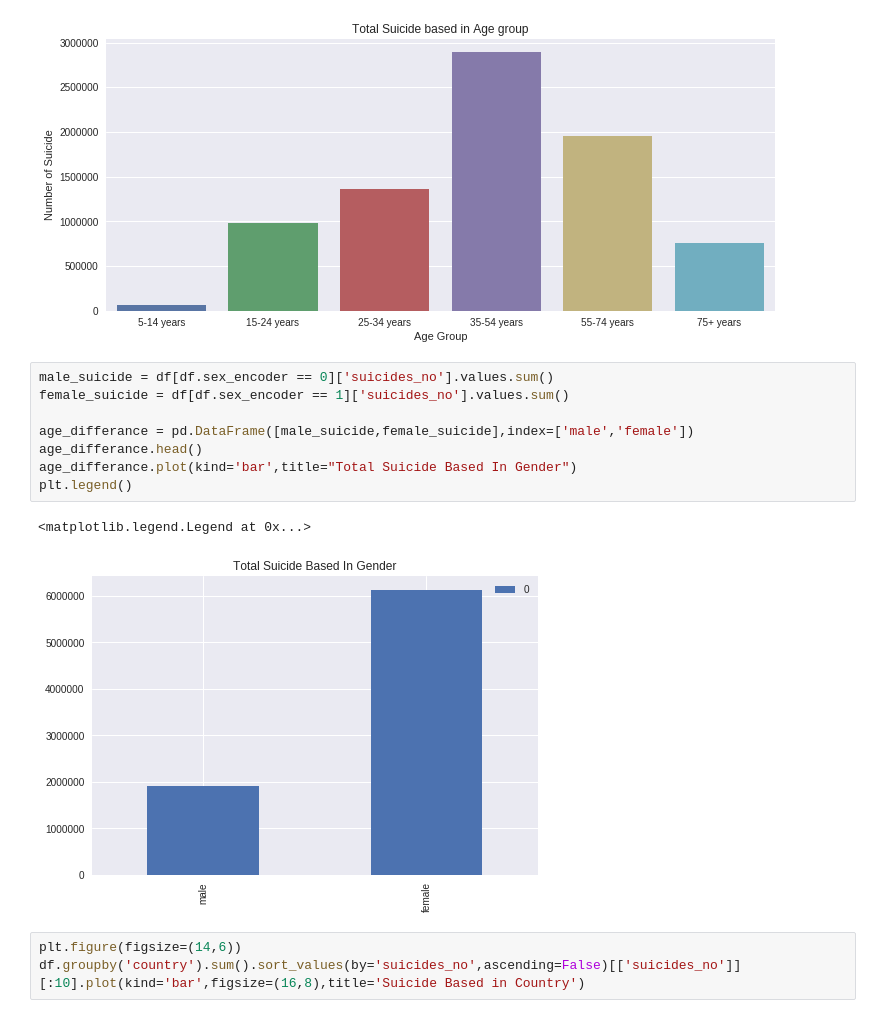
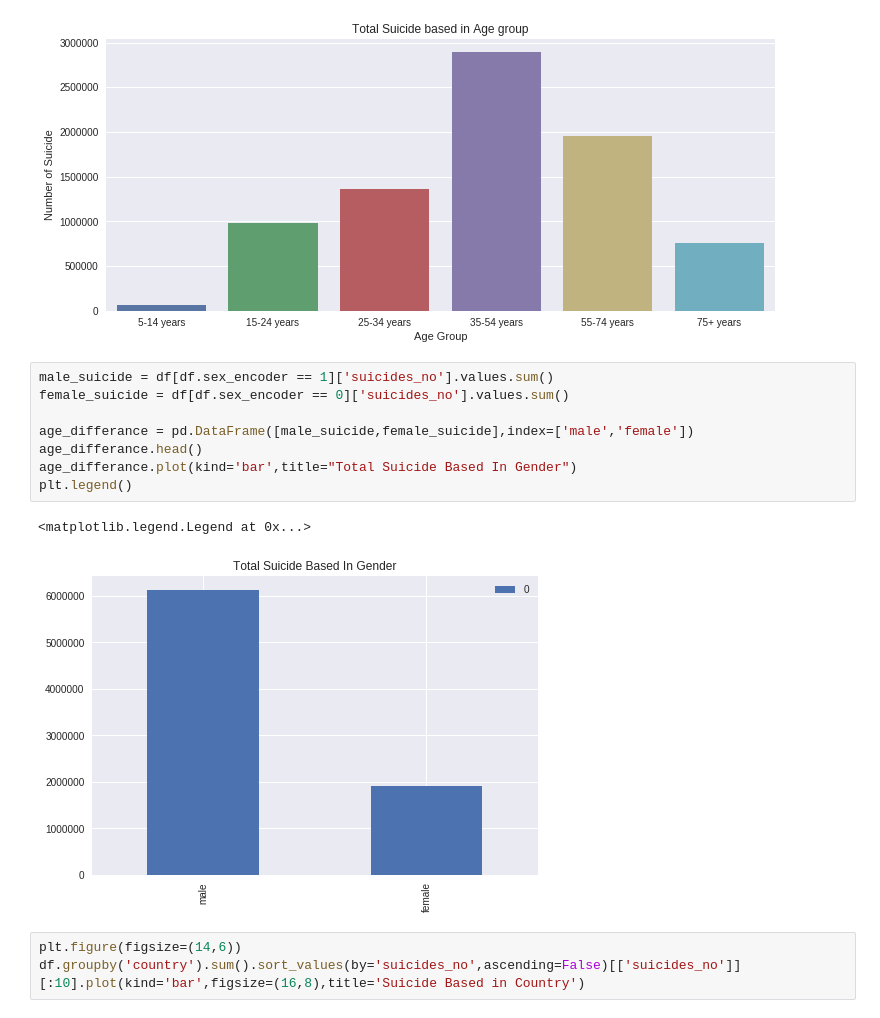
Before and after one commit to m1key/keras-sandbox, a Jupyter notebook: who.ipynb, the cells around one changed output. Drawn from its saved outputs; the diff is of its cells as text.

```diff
--- a/who.ipynb
+++ b/who.ipynb
@@ -95,16 +95,16 @@ plt.ylabel("Number of Suicide")
 Text(0,0.5,'Number of Suicide')
 [figure]
 # %%
-male_suicide = df[df.sex_encoder == 0]['suicides_no'].values.sum()
-female_suicide = df[df.sex_encoder == 1]['suicides_no'].values.sum()
+male_suicide = df[df.sex_encoder == 1]['suicides_no'].values.sum()
+female_suicide = df[df.sex_encoder == 0]['suicides_no'].values.sum()
 
 age_differance = pd.DataFrame([male_suicide,female_suicide],index=['male','female'])
 age_differance.head()
 age_differance.plot(kind='bar',title="Total Suicide Based In Gender")
 plt.legend()
 # %% [output]
 <matplotlib.legend.Legend at 0x...>
-[figure, old version]
+[figure, new version]
 # %%
 plt.figure(figsize=(14,6))
 df.groupby('country').sum().sort_values(by='suicides_no',ascending=False)[['suicides_no']][:10].plot(kind='bar',figsize=(16,8),title='Suicide Based in Country')
```
Also changed, not shown: parts of 1 cell of this notebook.
